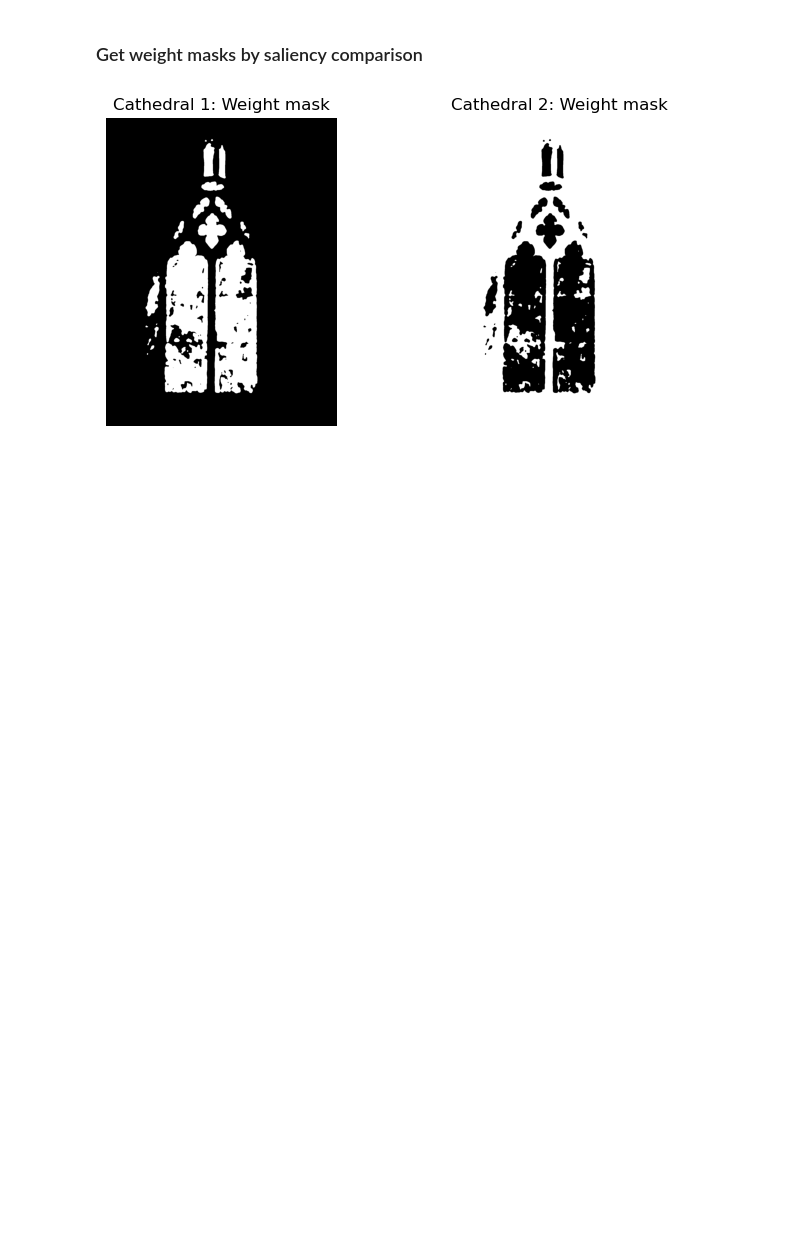
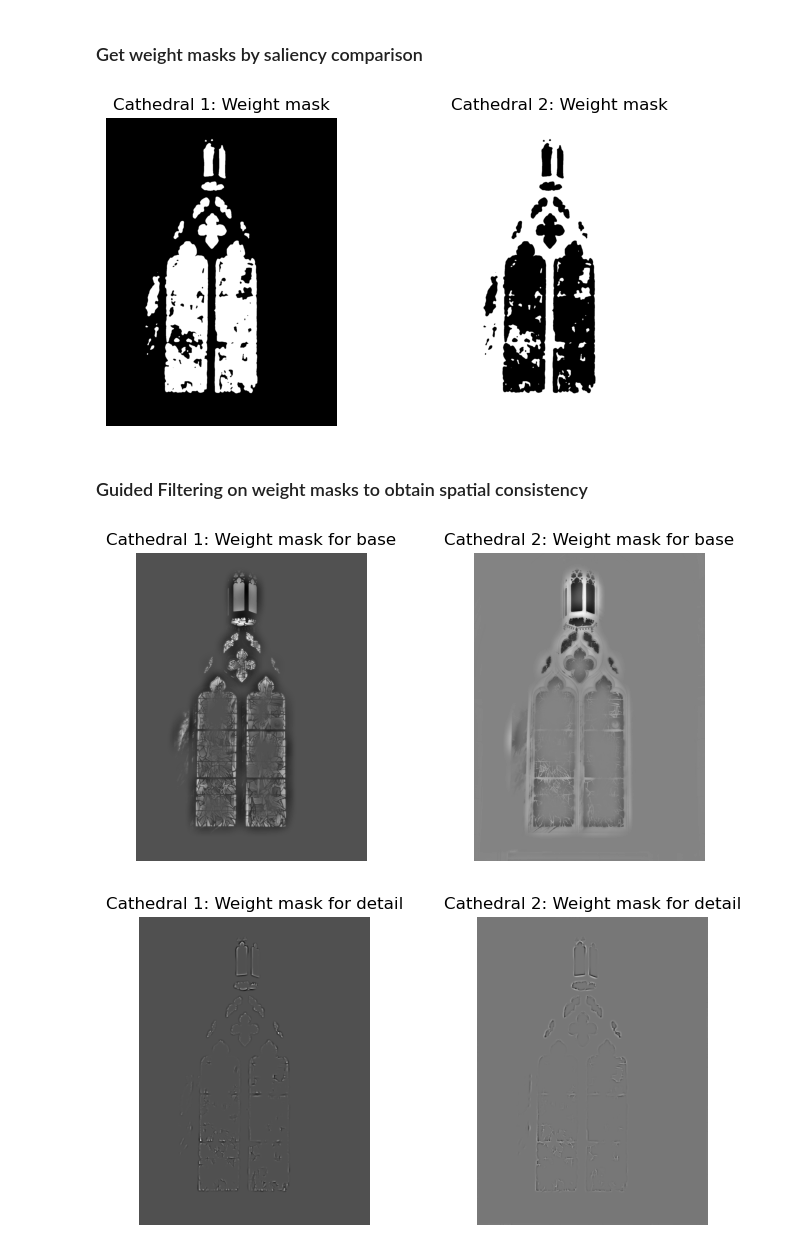
Before and after one commit to TheiloT/MVA-Image-Fusion-with-Guided-Filtering, a Jupyter notebook: image_fusion.ipynb, the cells around one changed output. Cells and saved outputs as stored; diff of their text form; code cells hidden in the pictures; blank space fills up the shorter version.

Commit message:
Added Guided Filtering with colored Guide (not working yet) and reconstruction

```diff
--- a/image_fusion.ipynb
+++ b/image_fusion.ipynb
@@ -206,3 +207,51 @@ P2 = 1 - P1
 show_images(P1, P2, 'Weight mask', 'Weight mask', gray=True)
 # %% [output]
 [figure]
+# %% [markdown]
+### Guided Filtering on weight masks to obtain spatial consistency
+# %%
+def guided_filter_with_colored_guide(u,guide,r,eps):
+    mean_u = average_filter(u,r) #shape (w,h)
+    mean_guide = np.zeros_like(guide)
+    for i in range(guide.shape[2]):
+        mean_guide[:,:,i] = average_filter(guide[:,:,i],r)
+
+    corr_uguide = np.zeros_like(guide)
+    for i in range(guide.shape[2]):
+        corr_uguide[:,:,i] = average_filter(guide[:,:,i] * u,r)
+
+    cov_uguide = corr_uguide - mean_guide * mean_u[:,:,None] #shape (w,h,3)
+
+    corr_guide = (guide[:,:,:,None] - mean_guide[:,:,:,None]) * (guide[:,:,None,:] - mean_guide[:,:,None,:]) #shape (w,h,3,3)
+    cov_guide = np.zeros_like(corr_guide)
+    for i in range(guide.shape[2]):
+        for j in range(guide.shape[2]):
+            cov_guide[:,:,i,j] = average_filter(corr_guide[:,:,i,j],r)
+    matU = eps * np.eye(3)
+
+    temp_alpha = cov_guide + matU[None,None,:,:]
+    alpha = np.einsum('whij,whj-> whi', temp_alpha, cov_uguide) #shape (w,h,3)
+
+    beta = mean_u - np.einsum('whi,whi->wh', alpha, mean_guide) #shape (w,h)
+
+    average_alpha = np.zeros_like(alpha)
+    for i in range(alpha.shape[2]):
+        average_alpha[:,:,i] = average_filter(alpha[:,:,i],r)
+    average_beta = average_filter(beta, r)
+
+    q = np.einsum('whi, whi -> wh', average_alpha, guide) + average_beta
+    return q
+# %%
+r1 = 45
+r2 = 7
+eps1 = 0.3
+eps2 = 10e-6
+W1B = guided_filter_with_colored_guide(P1, im1, r1, eps1)
+W2B = guided_filter_with_colored_guide(P2, im2, r1, eps1)
+show_images(W1B, W2B, 'Weight mask for base', 'Weight mask for base', gray=True)
+W1D = guided_filter_with_colored_guide(P1, im1, r2, eps2)
+W2D = guided_filter_with_colored_guide(P2, im2, r2, eps2)
+show_images(W1D, W2D, 'Weight mask for detail', 'Weight mask for detail', gray=True)
+# %% [output]
+[figure, added]
+[figure, added]
```
Also changed, not shown: parts of 6 cells of this notebook.
